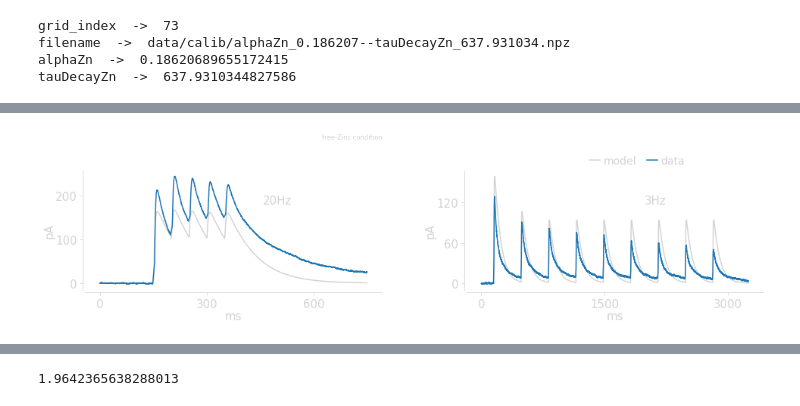
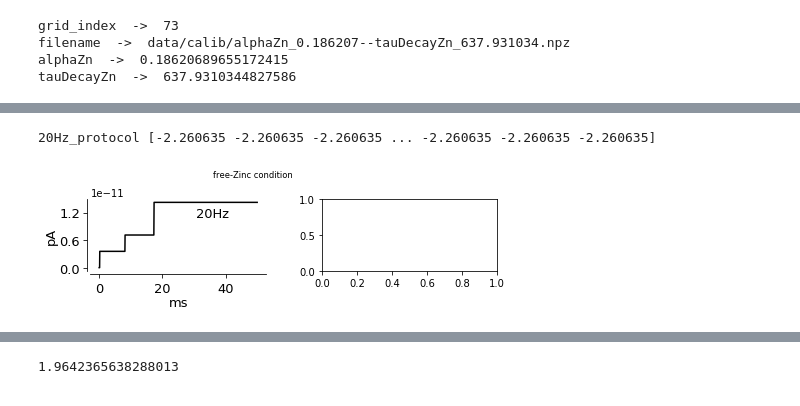
Before and after one commit to yzerlaut/zinc-NMDA-modulation, a Jupyter notebook: model-calibration/free-zinc.ipynb, the cells around one changed output, grey strips where cells are left out. Saved outputs shown, nothing was run; the diff lists cells and outputs as text; code cells hidden in the pictures.

```diff
--- a/model-calibration/free-zinc.ipynb
+++ b/model-calibration/free-zinc.ipynb
@@ -52,3 +52,7 @@ grid_index  ->  73
 filename  ->  data/calib/alphaZn_0.186207--tauDecayZn_637.931034.npz
 alphaZn  ->  0.18620689655172415
 tauDecayZn  ->  637.9310344827586
+# %%
+data = load_dict(os.path.join('data','calib', 'Best_freeZn.npz'))
+tcond = data['t']>100
+ge.plot(data['t'][tcond], data['Ic'][tcond])
@@ -58,30 +66,35 @@ import numpy as np
 from analyz.workflow.batch_run import slurm_script, bash_script, GridSimulation
 from analyz.IO.npz import load_dict
 # %%
-from datavyz import gedn as ge
+from datavyz import ges as ge
 from analyz.IO.npz import load_dict
 fig, AX = ge.figure(axes=(2,1), figsize=(1.2,0.8),
                     wspace=0.5, hspace=0)
 
 calib_data = load_dict('./data/exp_data_for_calibration.npz')
 mdata = load_dict('./'+load_dict('./data/calib/best-freeZn-config.npz')['filename'])
-
-for cond, ax in zip(['20Hz_protocol', '3Hz_protocol'], AX):
+#print(mdata)
+#for cond, ax in zip(['20Hz_protocol', '3Hz_protocol'], AX):
+for cond, ax in zip(['20Hz_protocol'], AX):
     ## data
     tcond = (mdata['t']>(mdata['%s_tstart' % cond]-calib_data['DT0_%s' % cond])) &\
-        (mdata['t']<mdata['%s_tstart' % cond]-calib_data['DT0_%s' % cond]+\
-         calib_data['DTfull_%s' % cond])
-
+        (mdata['t']<(mdata['%s_tstart' % cond]-calib_data['DT0_%s' % cond]+\
+         calib_data['DTfull_%s' % cond]))
+    print(cond, mdata['Ic'][tcond])
     trace_model = -1e3*(mdata['Ic'][tcond]-mdata['Ic'][tcond][0])
     trace_exp = calib_data['Iexp_freeZn_%s' % cond]
 
-    ax.plot(calib_data['t_%s' % cond], trace_model, color=ge.default_color, label='model')
-    ax.plot(calib_data['t_%s' % cond], trace_exp, color=ge.blue, label='data')
+    #ax.plot(calib_data['t_%s' % cond], trace_model,
+    ax.plot(mdata['t'][tcond]-mdata['t'][tcond][0], trace_model,
+            color=ge.default_color, label='model')
+    #ax.plot(calib_data['t_%s' % cond], trace_exp,
+    #        color=ge.blue, label='data')
 
     ge.set_plot(ax, ylabel='pA', xlabel='ms')
     ge.annotate(ax, cond.split('_')[0], (.6, .7))
 
-ge.legend(AX[1], size='small', loc=(0.4,1.), ncol=2)
+#ge.legend(AX[1], size='small', loc=(0.4,1.), ncol=2)
 fig.suptitle('free-Zinc condition', color=ge.default_color, size='small');
 # %% [output]
+20Hz_protocol [-2.260635 -2.260635 -2.260635 ... -2.260635 -2.260635 -2.260635]
-[figure, old version]
+[figure, new version]
```
Also changed, not shown: parts of 5 cells of this notebook, 1 other file.
